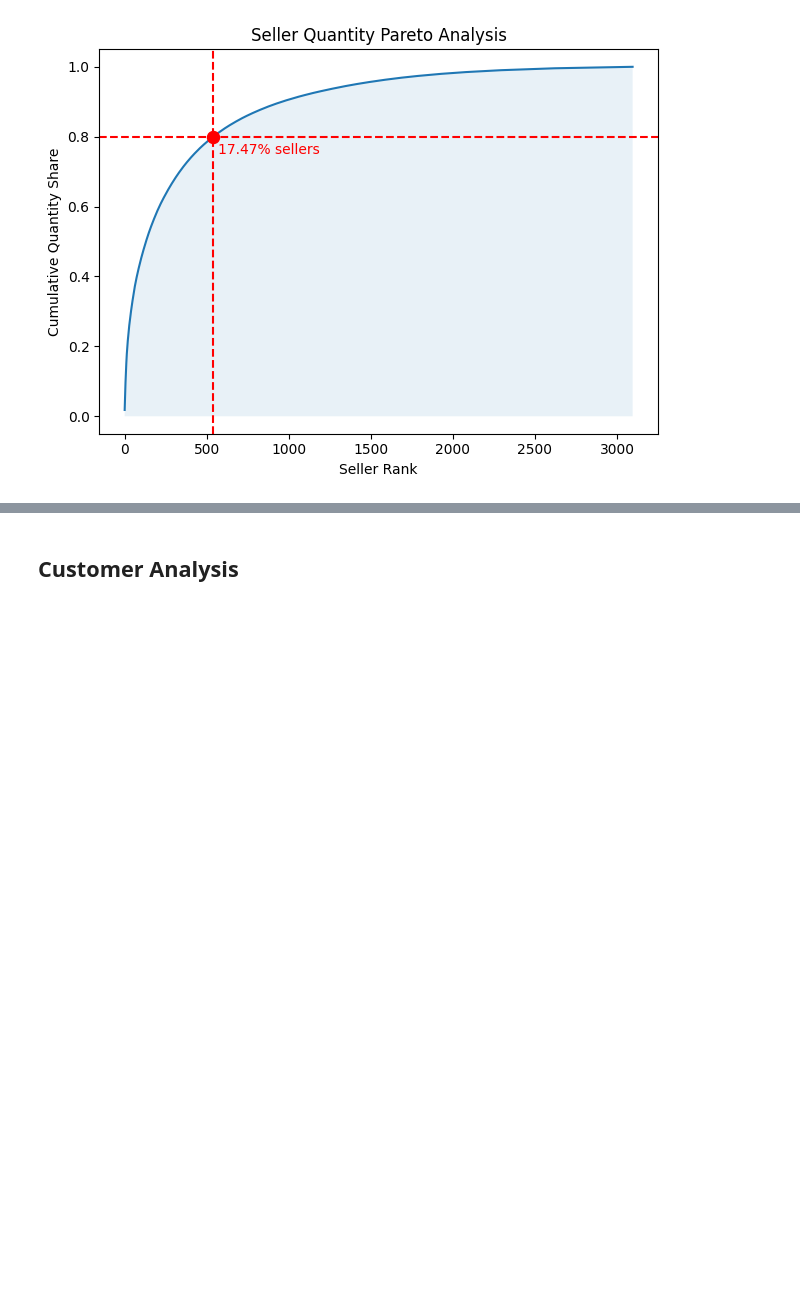
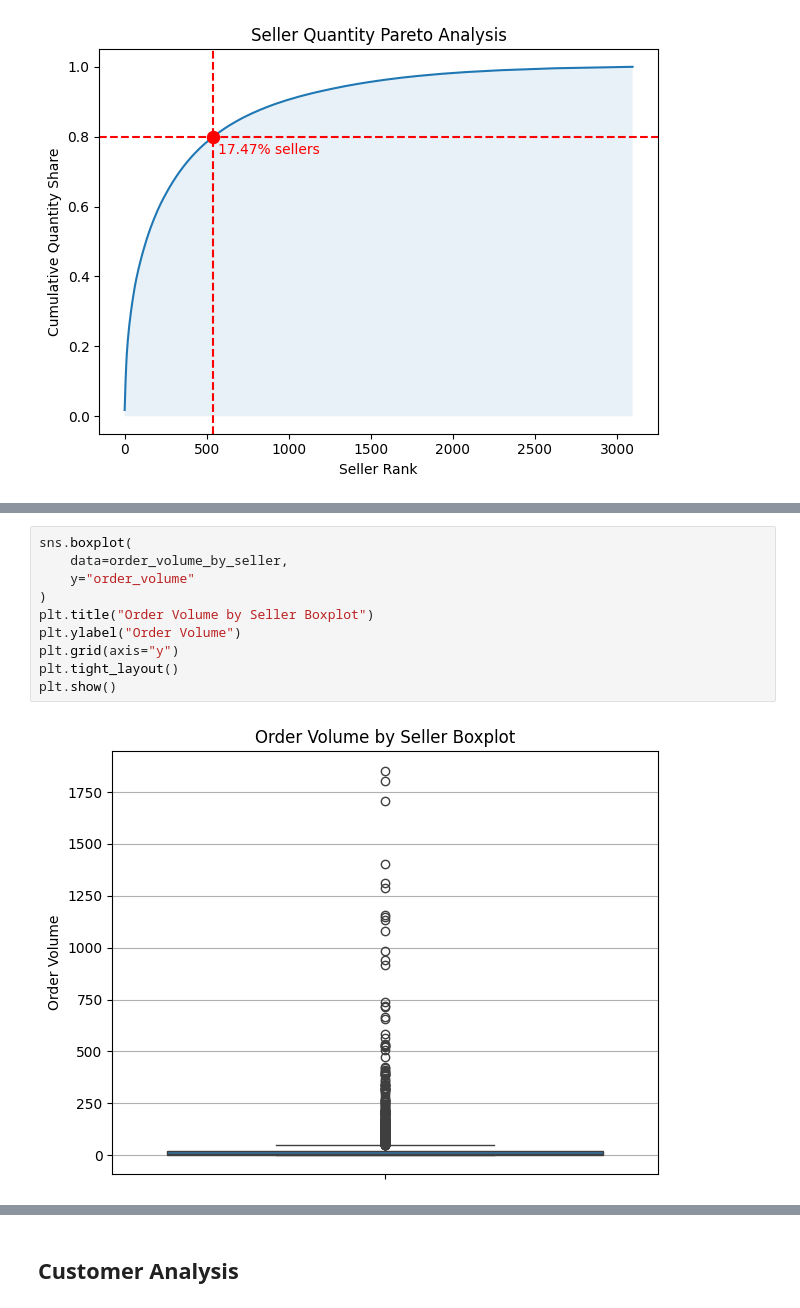
Before and after one commit to MattiaVerardi/olist-ecommerce-analytics, a Jupyter notebook: python/10_eda.ipynb, the cells around one changed output, grey strips where cells are left out. Cells and saved outputs as stored; diff of their text form; blank space fills up the shorter version.

```diff
--- a/python/10_eda.ipynb
+++ b/python/10_eda.ipynb
@@ -3147,0 +3185,12 @@ plt.show()
+# %%
+sns.boxplot(
+    data=order_volume_by_seller,
+    y="order_volume"
+)
+plt.title("Order Volume by Seller Boxplot")
+plt.ylabel("Order Volume")
+plt.grid(axis="y")
+plt.tight_layout()
+plt.show()
+# %% [output]
+[figure, added]
```
Also changed, not shown: parts of 16 cells of this notebook.
